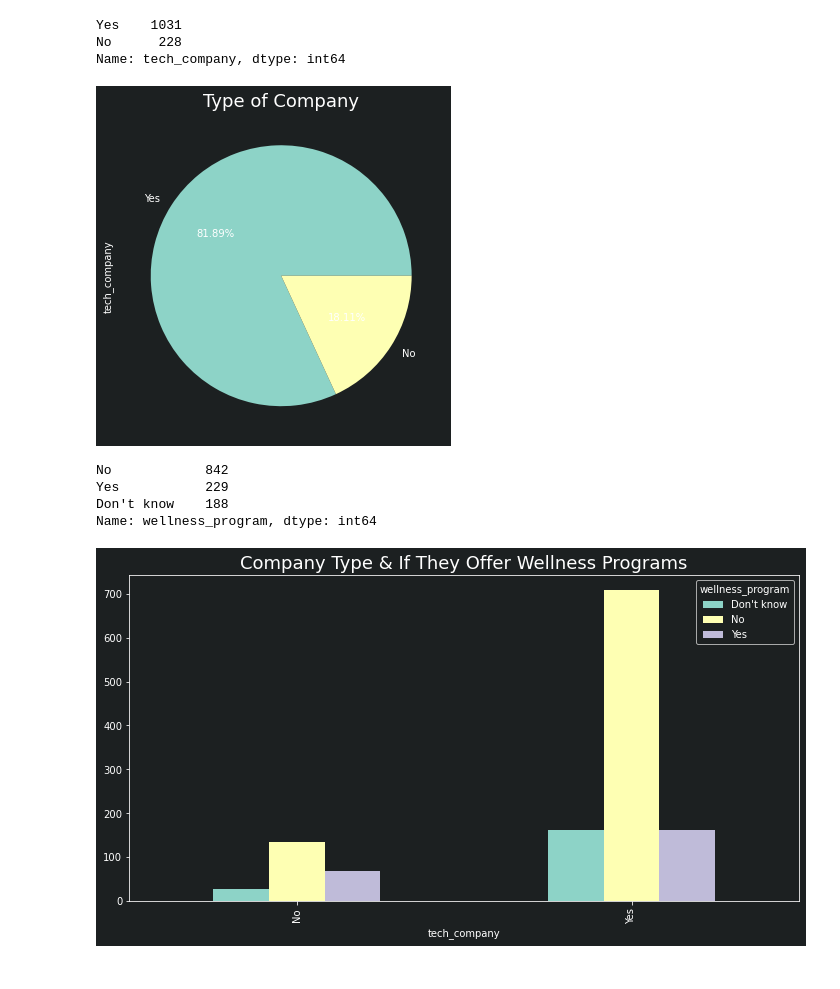
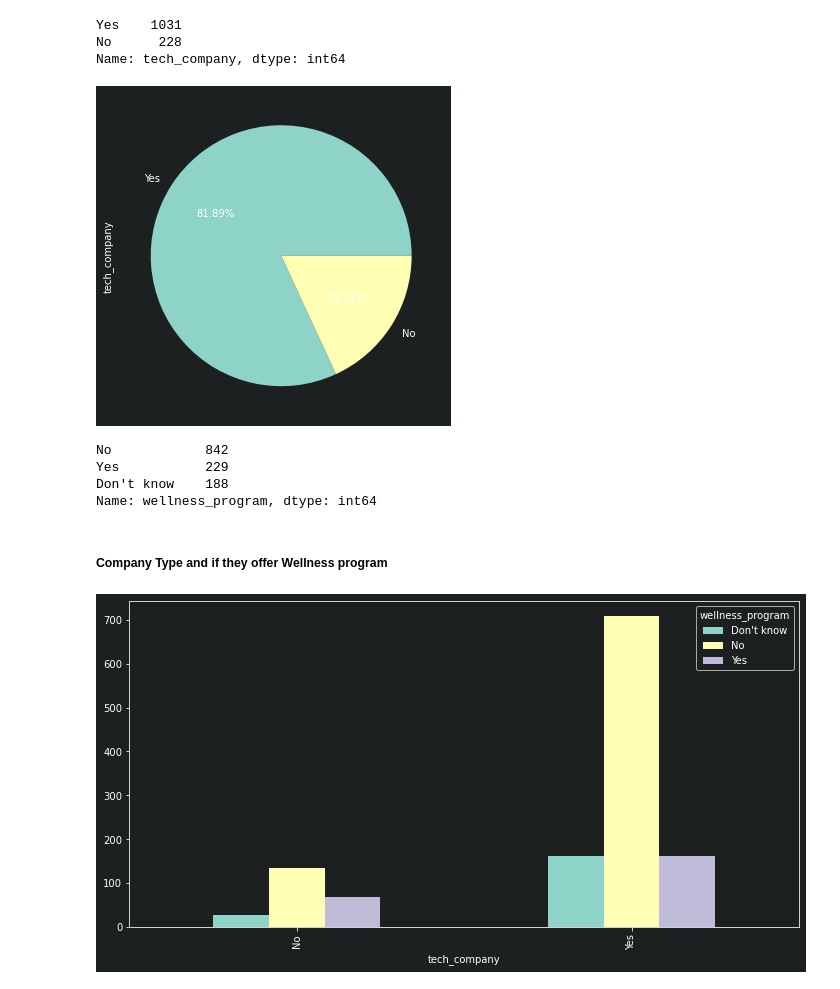
Before and after one commit to MohammedRizwan-1/Project-A-, a Jupyter notebook: Mental_health_in_tech_code-Rizwan's Working Copy.ipynb, the cells around one changed output. Drawn from its saved outputs; the diff is of its cells as text; code cells hidden in the pictures.

```diff
--- a/Mental_health_in_tech_code-Rizwan's Working Copy.ipynb
+++ b/Mental_health_in_tech_code-Rizwan's Working Copy.ipynb
@@ -116,11 +118,11 @@ Name: tech_company, dtype: int64
 # %%
 # Visualising Non-Tech to Tech Companies
 plt.figure(figsize=(10,6))
 data_2014_clean.tech_company.value_counts().plot(kind='pie',autopct='%0.2f%%')
-plt.title('Type of Company',fontsize=18)
+#plt.title('Type of Company',fontsize=18)
 plt.show()
 # %% [output]
-[figure, old version]
+[figure, new version]
 # %%
 # Wellness Programs being offered
 data_2014_clean.wellness_program.value_counts()
@@ -129,9 +131,11 @@ No            842
 Yes           229
 Don't know    188
 Name: wellness_program, dtype: int64
+# %% [markdown]
+##### Company Type and if they offer Wellness program
 # %%
 pd.crosstab(data_2014_clean['tech_company'], data_2014_clean['wellness_program']).plot(kind='bar',figsize=(12,6))
-plt.title('Company Type & If They Offer Wellness Programs',fontsize=18)
+#plt.title('Company Type & If They Offer Wellness Programs',fontsize=18)
 plt.show()
 # %% [output]
-[figure, old version]
+[figure, new version]
```
Also changed, not shown: parts of 5 cells of this notebook.
